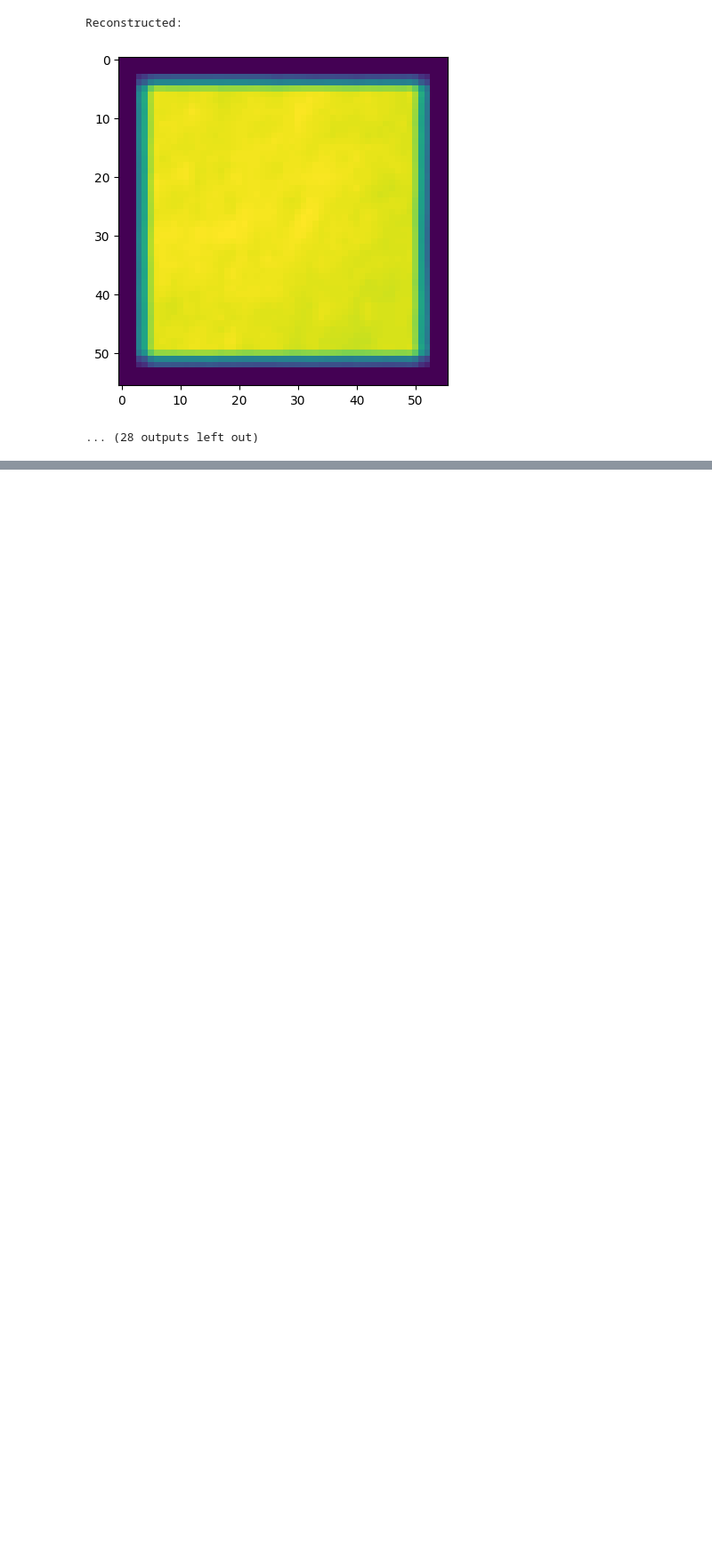
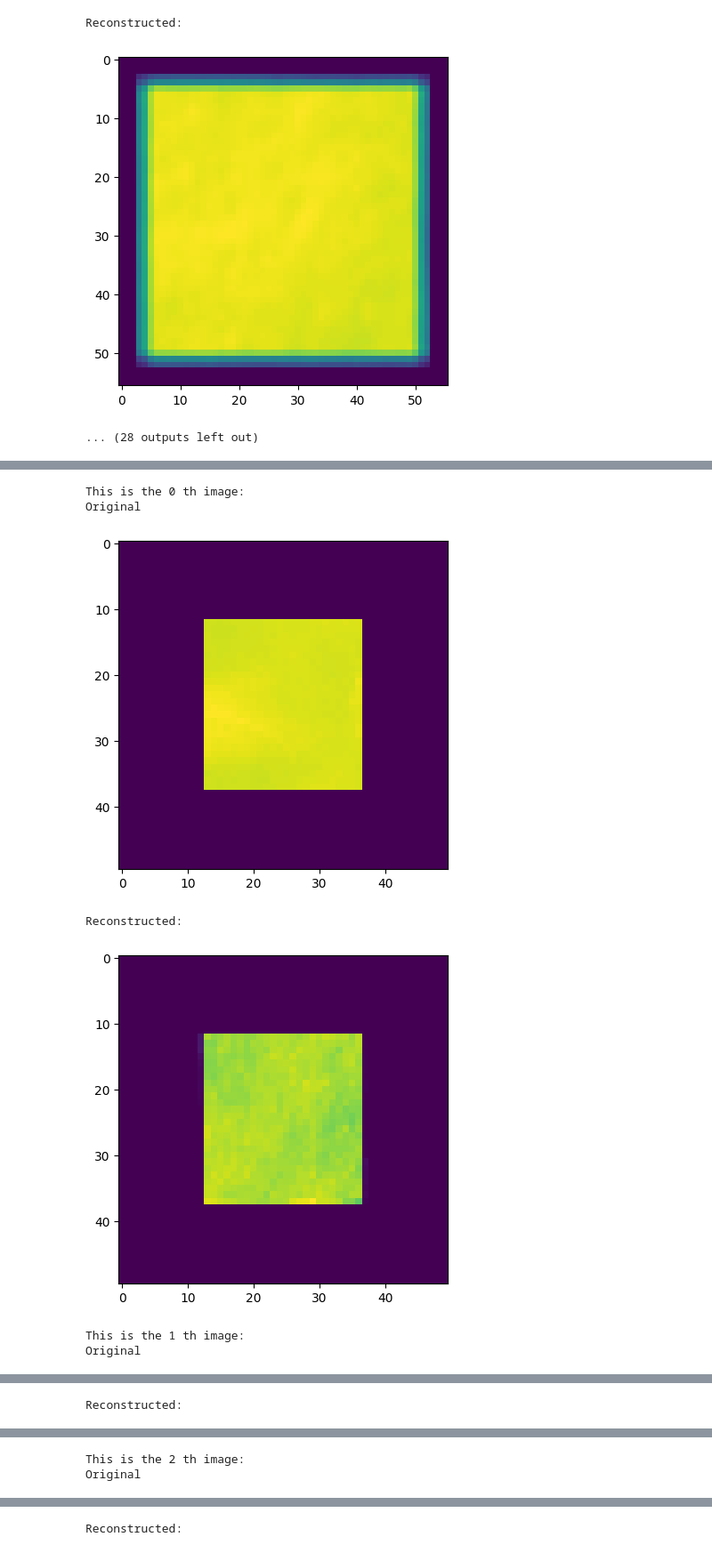
Before and after one commit to sachaRfd/Reef_Project, a Jupyter notebook: Basic Notebooks/basic_Reef_Run.ipynb, the cells around one changed output, grey strips where cells are left out. Shown at 89% size. Saved outputs shown, nothing was run; the diff lists cells and outputs as text; code cells hidden in the pictures; blank space fills up the shorter version.

```diff
--- a/Basic Notebooks/basic_Reef_Run.ipynb
+++ b/Basic Notebooks/basic_Reef_Run.ipynb
@@ -400,0 +458,8 @@ Reconstructed:
+# %%
+import tensorflow as tf
+
+with tf.compat.v1.Session() as sess:
+    rae = RDAE(sess=sess, lambda_=4000, layers_sizes=[50*50, 800, 400, 100])
+    L, S = rae.fit(list_test, sess=sess, learning_rate=.001, batch_size=10, inner_iteration=200,
+                   iteration=10, verbose=True)
+    recon_rae = rae.getRecon(list_test, sess=sess)
@@ -400,0 +486,21 @@ Reconstructed:
+# %%
+import matplotlib.pyplot as plt
+
+for i in range(10):
+  orig = list_test[i].reshape(50, 50)
+  recon = recon_rae[i].reshape(50, 50)
+  print(f"This is the {i} th image:")
+  print("Original")
+  plt.imshow(orig)
+  plt.show()
+  print("Reconstructed:")
+  plt.imshow(recon)
+  plt.show()
+# %% [output]
+This is the 0 th image:
+Original
+[figure, added]
+Reconstructed:
+[figure, added]
+This is the 1 th image:
+Original
@@ -400,0 +508 @@ Reconstructed:
+Reconstructed:
@@ -400,0 +510,2 @@ Reconstructed:
+This is the 2 th image:
+Original
@@ -400,0 +513 @@ Reconstructed:
+Reconstructed:
```
Also changed, not shown: parts of 11 cells of this notebook.
